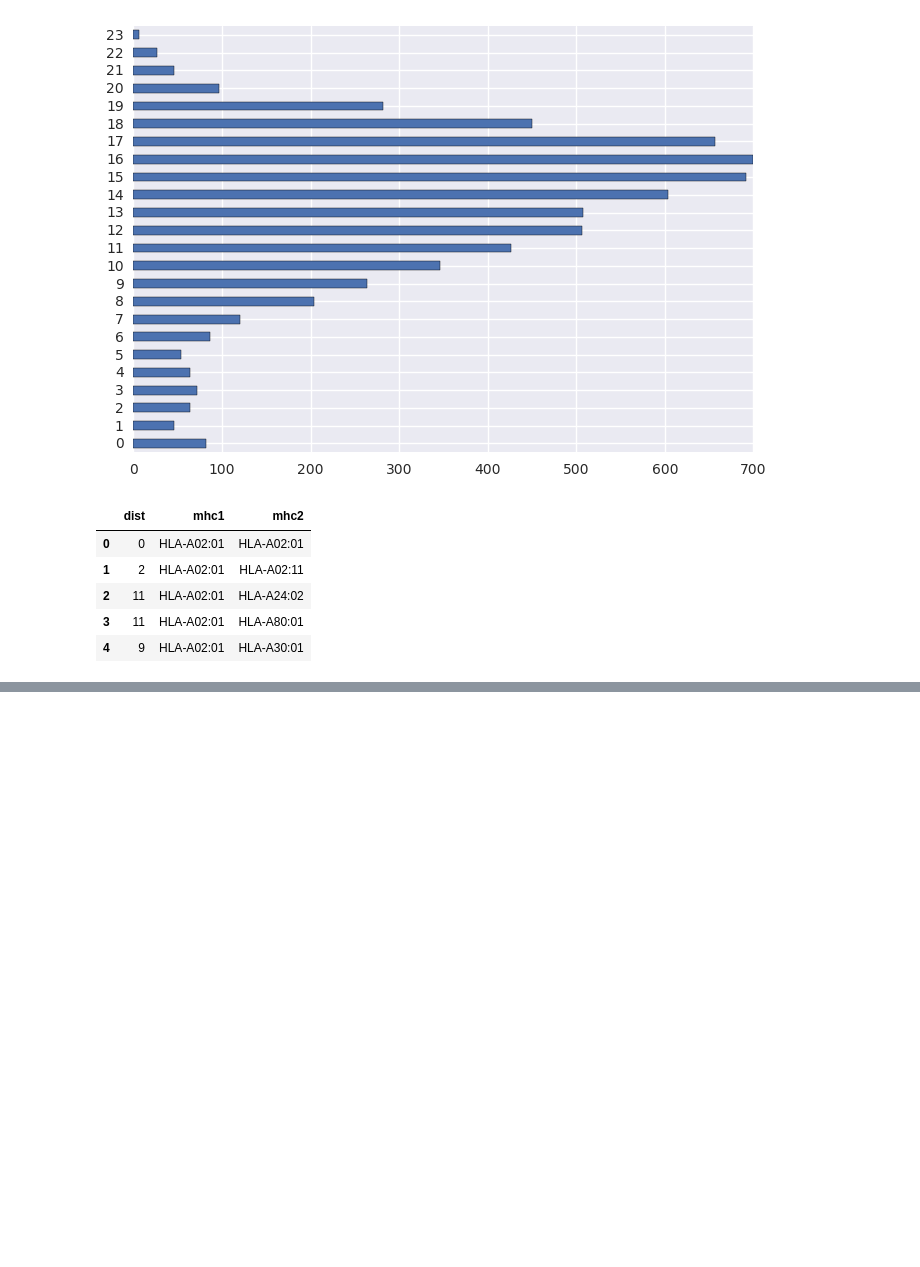
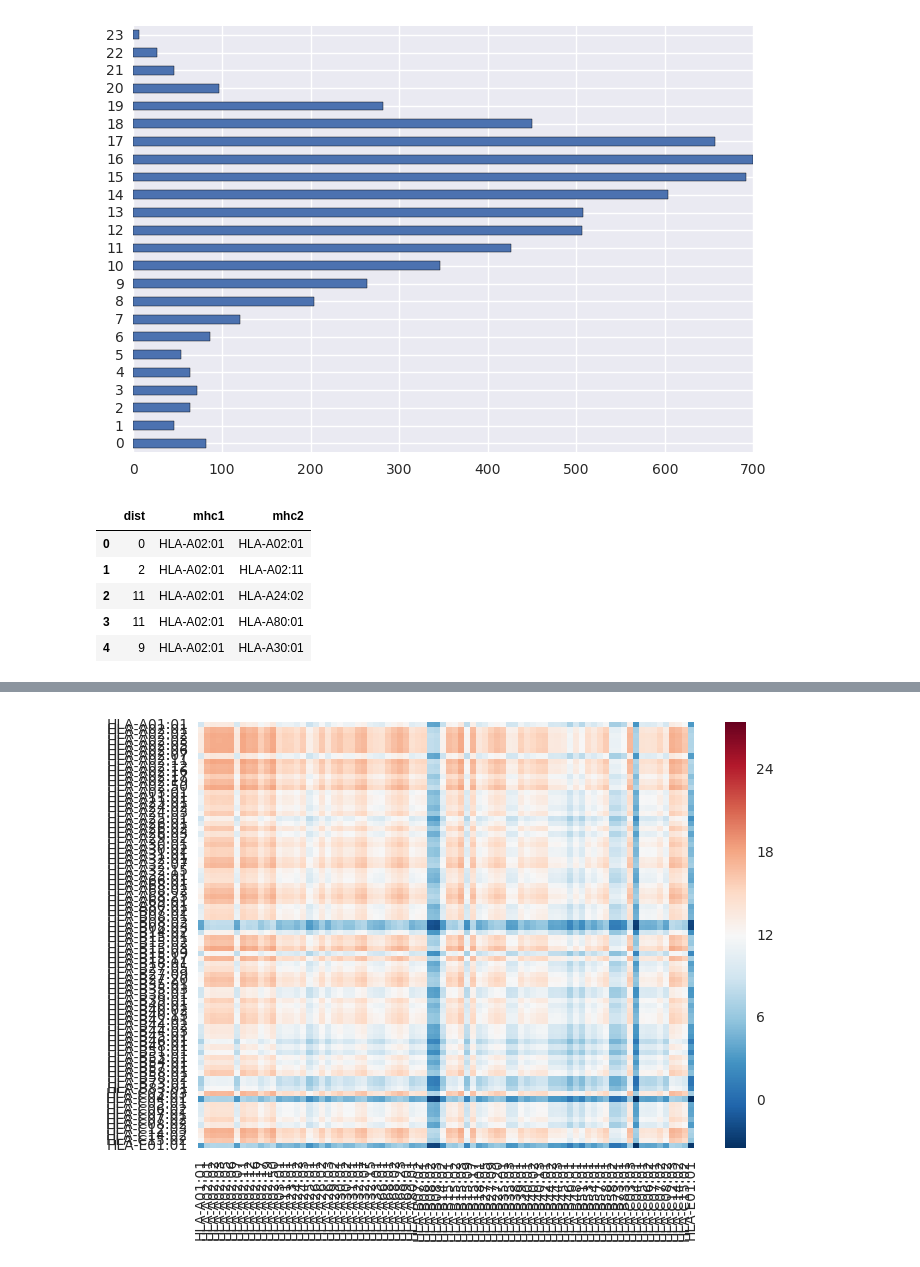
Before and after one commit to antigenomics/ipred, a Jupyter notebook: Binders_heatmap.ipynb, the cells around one changed output, grey strips where cells are left out. Saved outputs shown, nothing was run; the diff lists cells and outputs as text; code cells hidden in the pictures; blank space fills up the shorter version.

```diff
--- a/Binders_heatmap.ipynb
+++ b/Binders_heatmap.ipynb
@@ -208,0 +277,4 @@ SyntaxError: positional argument follows keyword argument (<ipython-input-114-6d
+# %%
+m = sns.heatmap(df_norm.applymap(np.log2), center = 12)
+# %% [output]
+[figure, added]
```
Also changed, not shown: parts of 23 cells of this notebook, 4 other files.
